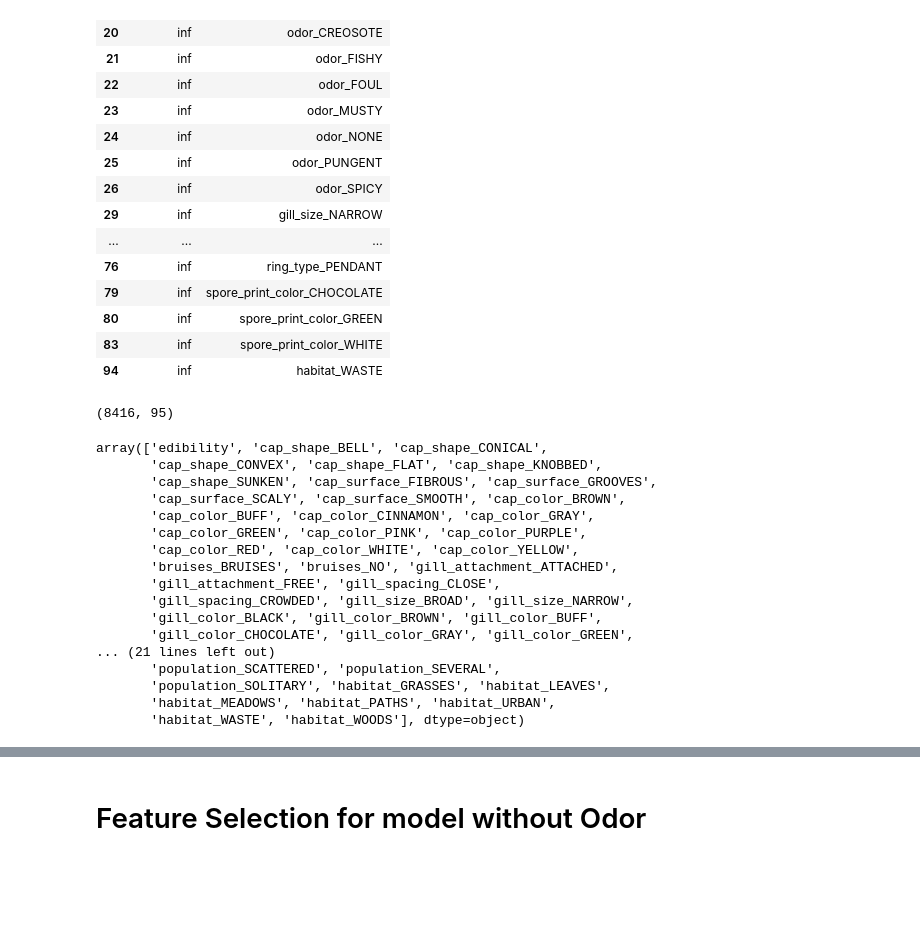
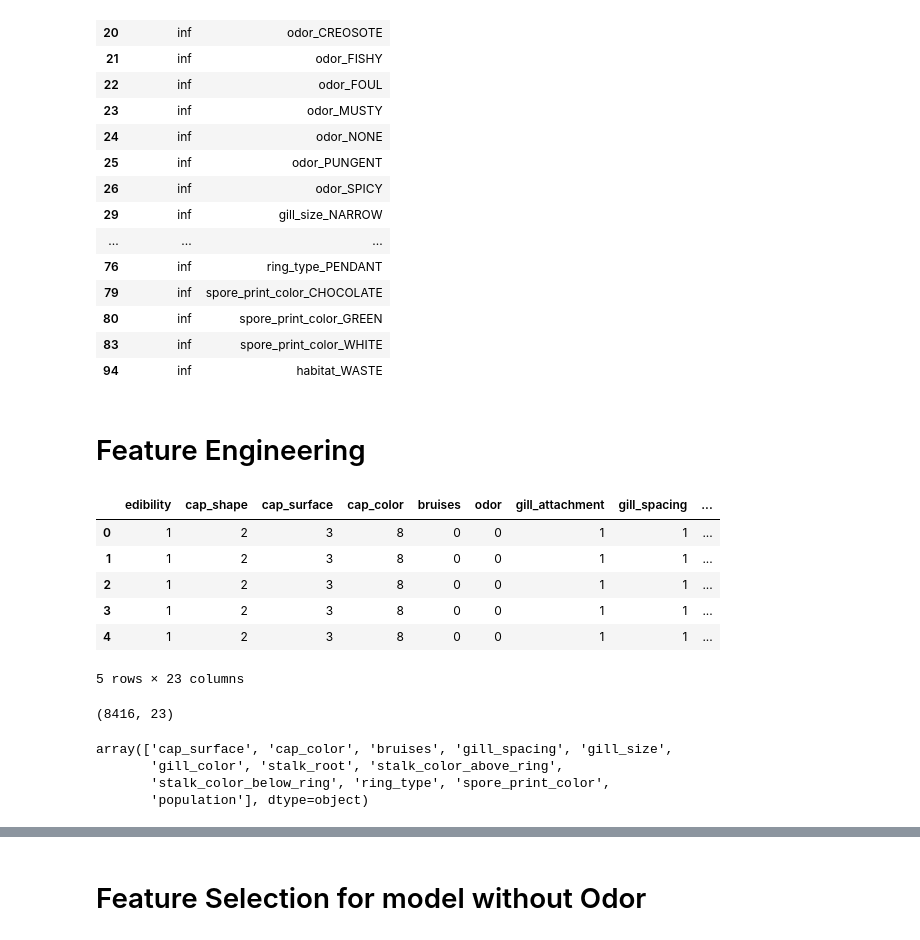
Before and after one commit to jprette/STAT303-2-Final_Project, a Jupyter notebook: Wrapper_Method_forward_selection.ipynb, the cells around one changed output, grey strips where cells are left out. Drawn from its saved outputs; the diff is of its cells as text; code cells hidden in the pictures; blank space fills up the shorter version.

```diff
--- a/Wrapper_Method_forward_selection.ipynb
+++ b/Wrapper_Method_forward_selection.ipynb
@@ -96,35 +96,33 @@ vif_inf
 | 80 | inf | spore_print_color_GREEN |
 | 83 | inf | spore_print_color_WHITE |
 | 94 | inf | habitat_WASTE |
-# %%
-data = data.drop(['odor','veil_type', 'stalk_surface_below_ring', 'stalk_color_below_ring'], axis=1)
+# %% [markdown]
+# Feature Engineering
+# %%
+data = data.drop(['odor','veil_type'], axis=1)
+# %%
+#use label encoding instead
+from sklearn.preprocessing import LabelEncoder
+label = LabelEncoder()
+for col in data.columns:
+    if data[col].dtypes =='O':
+        data[col]=label.fit_transform(data[col])
+data.head()
+# %% [output]
+|  | edibility | cap_shape | cap_surface | cap_color | bruises | odor | gill_attachment | gill_spacing | ... |
+| 0 | 1 | 2 | 3 | 8 | 0 | 0 | 1 | 1 | ... |
+| 1 | 1 | 2 | 3 | 8 | 0 | 0 | 1 | 1 | ... |
+| 2 | 1 | 2 | 3 | 8 | 0 | 0 | 1 | 1 | ... |
+| 3 | 1 | 2 | 3 | 8 | 0 | 0 | 1 | 1 | ... |
+| 4 | 1 | 2 | 3 | 8 | 0 | 0 | 1 | 1 | ... |
+5 rows × 23 columns
 # %%
 # create dummy variables for each categorical variable
-cat_vars = list(data.select_dtypes(include=['object']).columns)
-dummy_vars = pd.get_dummies(data[cat_vars], prefix=cat_vars)
+#cat_vars = list(data.select_dtypes(include=['object']).columns)
+#dummy_vars = pd.get_dummies(data[cat_vars], prefix=cat_vars)
 # concatenate the dummy variables with the original dataset
-data = pd.concat([data.drop(cat_vars, axis=1), dummy_vars], axis=1)
+#data = pd.concat([data.drop(cat_vars, axis=1), dummy_vars], axis=1)
 
 print(data.shape)
 # %% [output]
-(8416, 95)
+(8416, 23)
-# %%
-np.array(data.columns)
-# %% [output]
-array(['edibility', 'cap_shape_BELL', 'cap_shape_CONICAL',
-       'cap_shape_CONVEX', 'cap_shape_FLAT', 'cap_shape_KNOBBED',
-       'cap_shape_SUNKEN', 'cap_surface_FIBROUS', 'cap_surface_GROOVES',
-       'cap_surface_SCALY', 'cap_surface_SMOOTH', 'cap_color_BROWN',
-       'cap_color_BUFF', 'cap_color_CINNAMON', 'cap_color_GRAY',
-       'cap_color_GREEN', 'cap_color_PINK', 'cap_color_PURPLE',
-       'cap_color_RED', 'cap_color_WHITE', 'cap_color_YELLOW',
-       'bruises_BRUISES', 'bruises_NO', 'gill_attachment_ATTACHED',
-       'gill_attachment_FREE', 'gill_spacing_CLOSE',
-       'gill_spacing_CROWDED', 'gill_size_BROAD', 'gill_size_NARROW',
-       'gill_color_BLACK', 'gill_color_BROWN', 'gill_color_BUFF',
-       'gill_color_CHOCOLATE', 'gill_color_GRAY', 'gill_color_GREEN',
-... (21 lines left out)
-       'population_SCATTERED', 'population_SEVERAL',
-       'population_SOLITARY', 'habitat_GRASSES', 'habitat_LEAVES',
-       'habitat_MEADOWS', 'habitat_PATHS', 'habitat_URBAN',
-       'habitat_WASTE', 'habitat_WOODS'], dtype=object)
@@ -130,0 +136,7 @@ array(['edibility', 'cap_shape_BELL', 'cap_shape_CONICAL',
+# %%
+features_kbest.get_feature_names_out()
+# %% [output]
+array(['cap_surface', 'cap_color', 'bruises', 'gill_spacing', 'gill_size',
+       'gill_color', 'stalk_root', 'stalk_color_above_ring',
+       'stalk_color_below_ring', 'ring_type', 'spore_print_color',
+       'population'], dtype=object)
```
Also changed, not shown: parts of 28 cells of this notebook, 1 other file.
